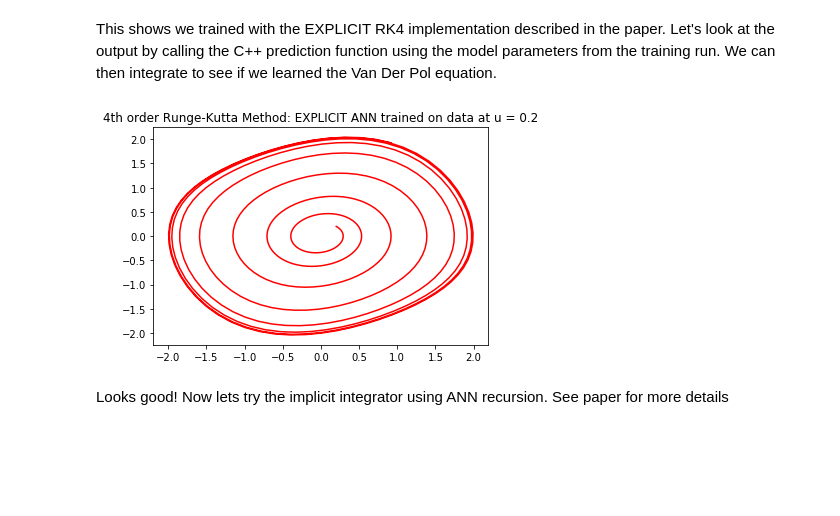
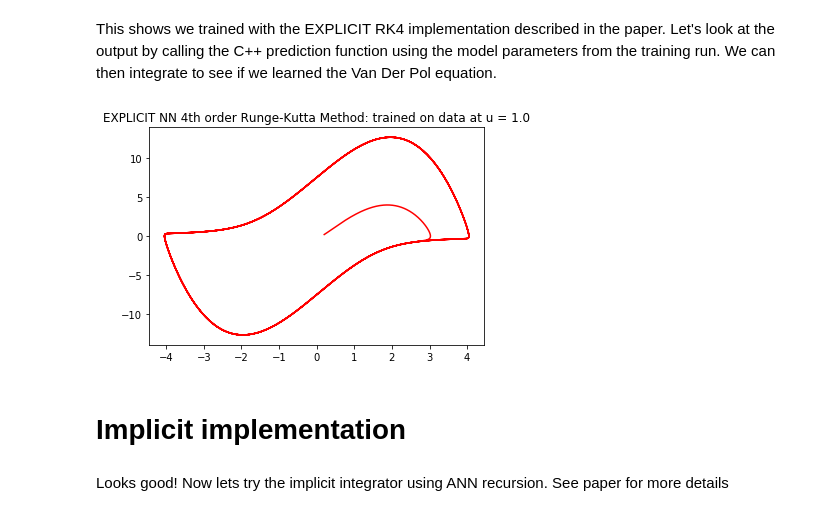
Before and after one commit to rmfarber/farbopt, a Jupyter notebook: examples/RungaKutta/vanderpol.ipynb, the cells around one changed output. Cells and saved outputs as stored; diff of their text form; code cells hidden in the pictures; blank space fills up the shorter version.

```diff
--- a/examples/RungaKutta/vanderpol.ipynb
+++ b/examples/RungaKutta/vanderpol.ipynb
@@ -9,16 +22,6 @@ Lets see what Python shows for the Van Der Pol equation.
 import numpy as np
 from pylab import *
 from scipy.integrate import odeint
-
-#Settings used in https://arxiv.org/pdf/comp-gas/9305001.pdf
-nSamples=5000
-mu = 1
-delta = 4.0
-omega = 1.0
-
-#mu = 0.2
-#delta = 1.0
-#omega = 1.0
 
 def van_der_pol_oscillator_deriv(x, t):
     nx0 = x[1]
@@ -30,12 +33,7 @@ ts = np.linspace(0.0, 50.0, nSamples)
 
 xs = odeint(van_der_pol_oscillator_deriv, [0.2, 0.2], ts)
 plt.plot(xs[:,0], xs[:,1])
-#xs = odeint(van_der_pol_oscillator_deriv, [-3.0, -3.0], ts)
-##plt.plot(xs[:,0], xs[:,1])
-#xs = odeint(van_der_pol_oscillator_deriv, [4.0, 4.0], ts)
-#plt.plot(xs[:,0], xs[:,1])
-#plt.gca().set_aspect('equal')
-#plt.savefig('vanderpol_oscillator.png')
+
 plt.show()
 # %% [output]
 [figure]
@@ -79,16 +77,6 @@ dt = 0.1
 
 # Time
 t  = [ 0.0]
-# The number of time steps to integrate over
-nSamples = 10000
-#mu = 1.
-#delta = 4.0
-#omega = 1.0
-
-#use the parameters in the paper
-mu = 0.2
-delta = 1.0
-omega = 1.0
 
 # The main loop that generates the orbit, storing the states
 xs= np.empty((nSamples+1,2))
@@ -171,39 +160,31 @@ This shows we trained with the EXPLICIT RK4 implementation described in the pape
 # %%
 # Import plotting routines
 from pylab import *
 import numpy as np
 import struct
 from farbopt import PyPredFcn
 
 from scipy.integrate import odeint
-
-#Settings used in https://arxiv.org/pdf/comp-gas/9305001.pdf
-nSamples=500
-#mu = 1
-#delta = 4.0
-#omega = 1.0
-
-mu = 0.2
-delta = 1.0
-omega = 1.0
 
 def van_der_pol_oscillator_deriv(x, t):
     nx0 = x[1]
     nx1 = -mu * (x[0] ** 2.0 - delta) * x[1] - omega * x[0]
     res = np.array([nx0, nx1])
     return res
 
 ts = np.linspace(0.0, 50.0, nSamples)
 
 xs = odeint(van_der_pol_oscillator_deriv, [0.2, 0.2], ts)
 
-title('4th order Runge-Kutta Method: EXPLICIT ANN trained on data at u = ' + str(mu)) # set plot title
+title('EXPLICIT NN 4th order Runge-Kutta Method: trained on data at u = ' + str(mu)) # set plot title
 
 plt.plot(xs[:,0], xs[:,1],'r')
 #plt.gca().set_aspect('equal')
 #plt.savefig('vanderpol_oscillator.png')
 plt.show()
 # %% [output]
-[figure, old version]
+[figure, new version]
+# %% [markdown]
+# Implicit implementation
 # %% [markdown]
 Looks good! Now lets try the implicit integrator using ANN recursion. See paper for more details
```
Also changed, not shown: parts of 12 cells of this notebook, 2 other files.
